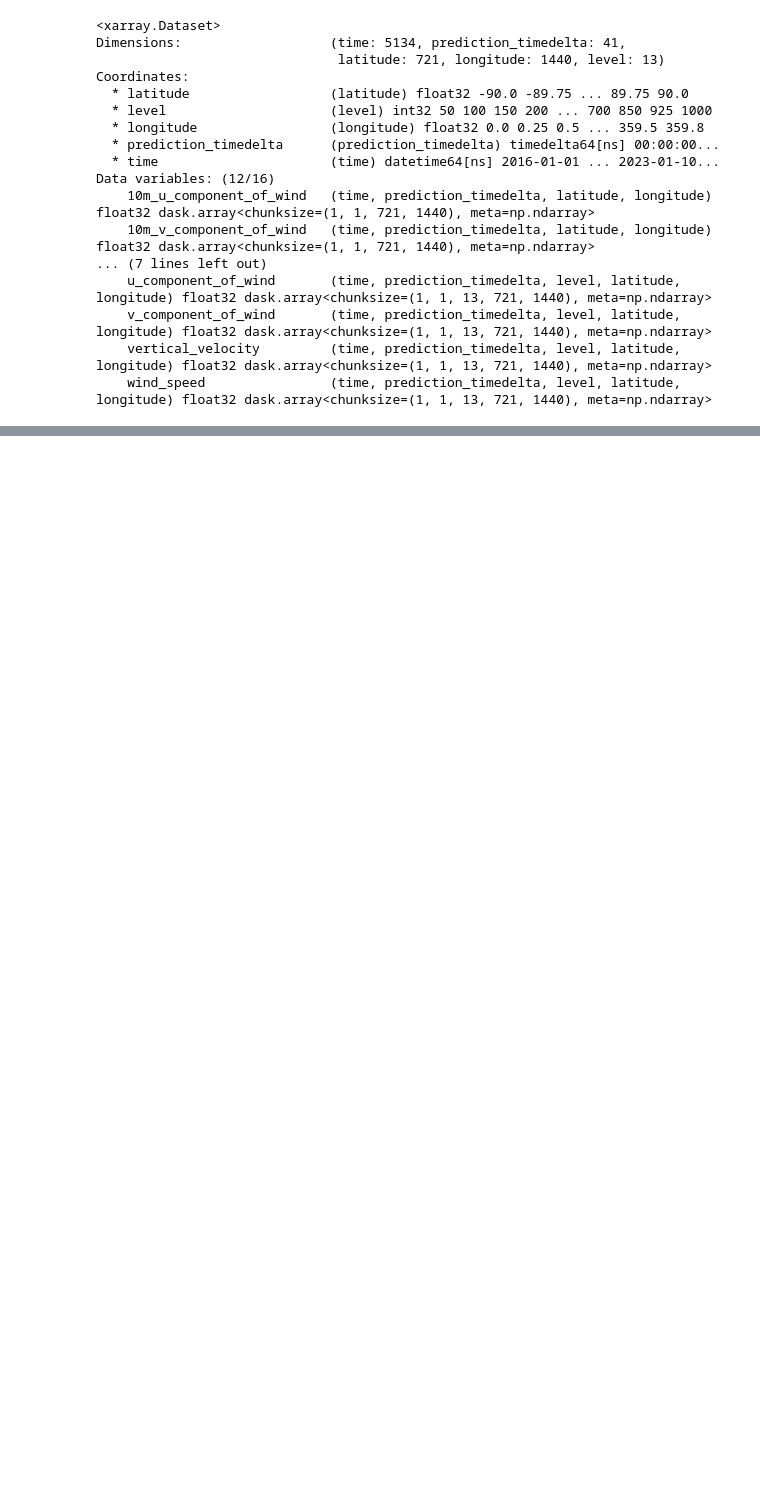
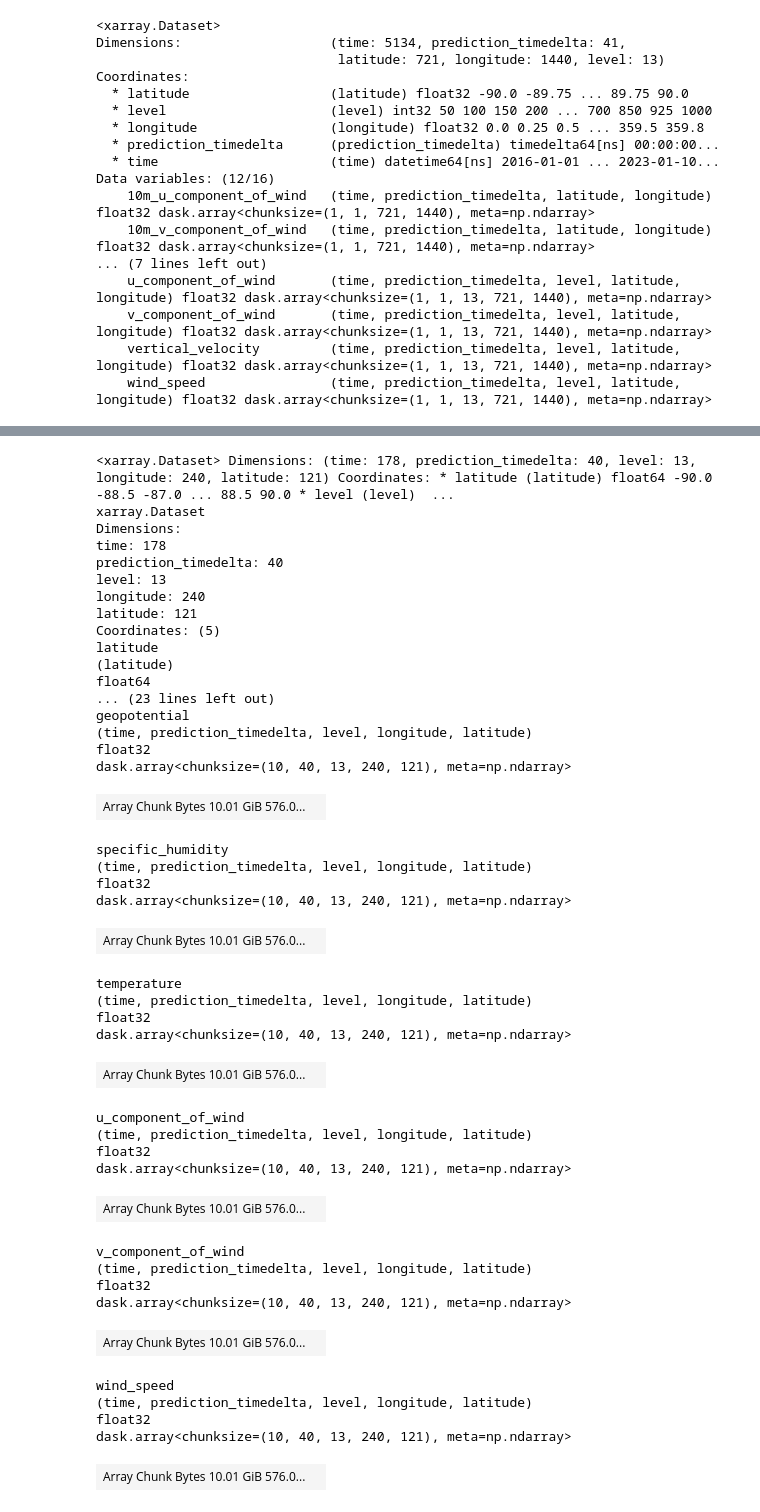
Before and after one commit to google-research/weatherbench2, a Jupyter notebook: docs/source/data-guide.ipynb, the cells around one changed output, grey strips where cells are left out. Drawn from its saved outputs; the diff is of its cells as text; code cells hidden in the pictures; blank space fills up the shorter version.

```diff
--- a/docs/source/data-guide.ipynb
+++ b/docs/source/data-guide.ipynb
@@ -385,0 +411,46 @@ Data variables:
+# %%
+xr.open_zarr('gs://weatherbench2/datasets/sphericalcnn/2020-240x121_equiangular_with_poles.zarr')
+# %% [output]
+<xarray.Dataset> Dimensions: (time: 178, prediction_timedelta: 40, level: 13, longitude: 240, latitude: 121) Coordinates: * latitude (latitude) float64 -90.0 -88.5 -87.0 ... 88.5 90.0 * level (level)  ...
+xarray.Dataset
+Dimensions:
+time: 178
+prediction_timedelta: 40
+level: 13
+longitude: 240
+latitude: 121
+Coordinates: (5)
+latitude
+(latitude)
+float64
+... (23 lines left out)
+geopotential
+(time, prediction_timedelta, level, longitude, latitude)
+float32
+dask.array<chunksize=(10, 40, 13, 240, 121), meta=np.ndarray>
+| Array Chunk Bytes 10.01 GiB 576.0... |  |
+specific_humidity
+(time, prediction_timedelta, level, longitude, latitude)
+float32
+dask.array<chunksize=(10, 40, 13, 240, 121), meta=np.ndarray>
+| Array Chunk Bytes 10.01 GiB 576.0... |  |
+temperature
+(time, prediction_timedelta, level, longitude, latitude)
+float32
+dask.array<chunksize=(10, 40, 13, 240, 121), meta=np.ndarray>
+| Array Chunk Bytes 10.01 GiB 576.0... |  |
+u_component_of_wind
+(time, prediction_timedelta, level, longitude, latitude)
+float32
+dask.array<chunksize=(10, 40, 13, 240, 121), meta=np.ndarray>
+| Array Chunk Bytes 10.01 GiB 576.0... |  |
+v_component_of_wind
+(time, prediction_timedelta, level, longitude, latitude)
+float32
+dask.array<chunksize=(10, 40, 13, 240, 121), meta=np.ndarray>
+| Array Chunk Bytes 10.01 GiB 576.0... |  |
+wind_speed
+(time, prediction_timedelta, level, longitude, latitude)
+float32
+dask.array<chunksize=(10, 40, 13, 240, 121), meta=np.ndarray>
+| Array Chunk Bytes 10.01 GiB 576.0... |  |
```
Also changed, not shown: parts of 20 cells of this notebook, 4 other files.
